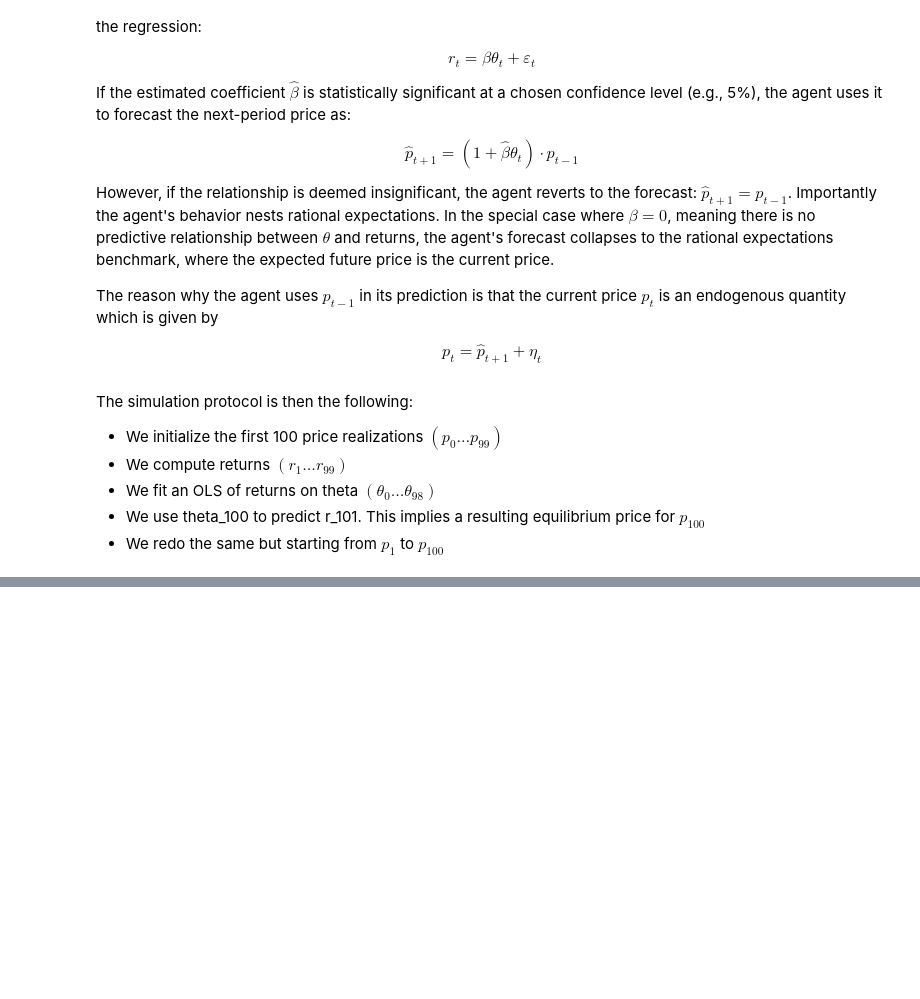
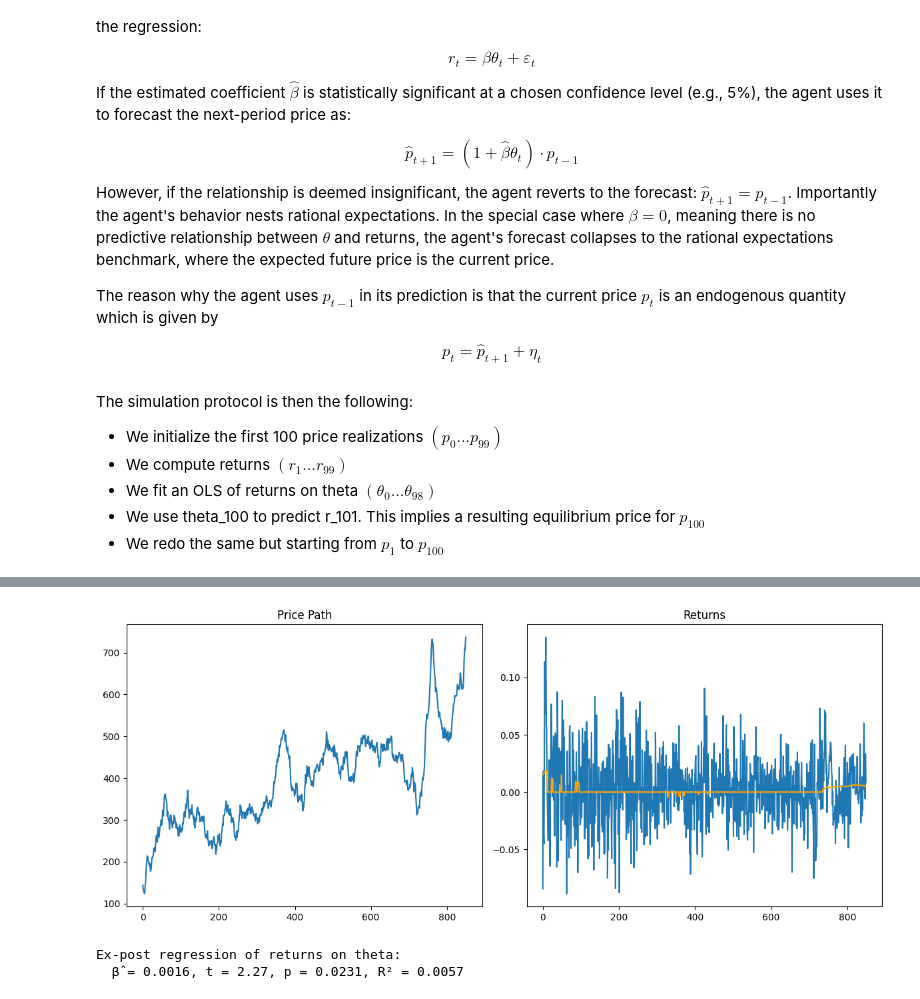
Before and after one commit to jonathanbodoseim/Lasso_paper, a Jupyter notebook: Theory/OLS_market_simulation.ipynb, the cells around one changed output, grey strips where cells are left out. Cells and saved outputs as stored; diff of their text form; code cells hidden in the pictures; blank space fills up the shorter version.

```diff
--- a/Theory/OLS_market_simulation.ipynb
+++ b/Theory/OLS_market_simulation.ipynb
@@ -143,0 +158,15 @@ Expected (approx): 45.0
+# %%
+plt.figure(figsize=(12,5))
+plt.subplot(1,2,1)
+plt.plot(market.prices[150:])
+plt.title("Price Path")
+
+plt.subplot(1,2,2)
+plt.plot(return_path[150:])
+#add beta history
+plt.plot(market.beta_history[150:], label='Beta Coefficient', color='orange')
+plt.title("Returns")
+plt.tight_layout()
+plt.show()
+# %% [output]
+[figure, added]
@@ -143,0 +208,9 @@ Expected (approx): 45.0
+# %%
+# After running the market
+results = ex_post_theta_predictability(
+    returns=np.array(market.returns)[100:],
+    theta=market.theta[100:]
+)
+# %% [output]
+Ex-post regression of returns on theta:
+  β̂ = 0.0016, t = 2.27, p = 0.0231, R² = 0.0057
```
Also changed, not shown: parts of 6 cells of this notebook, 8 other files.
